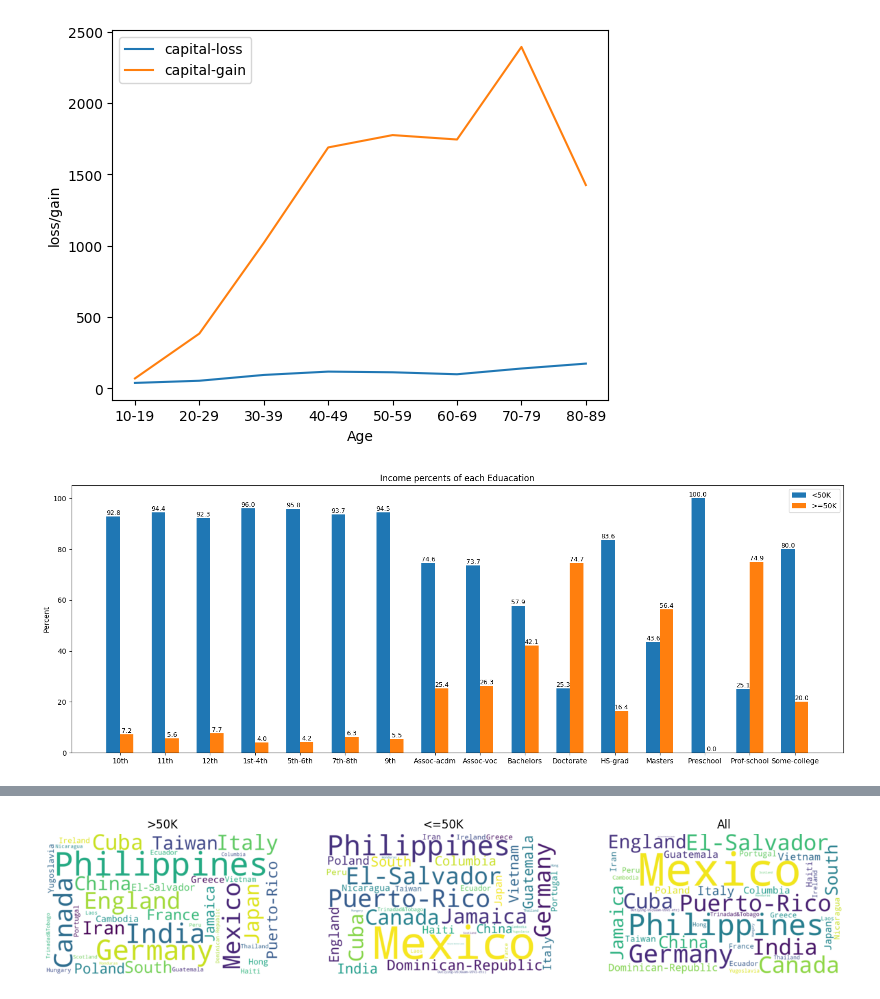
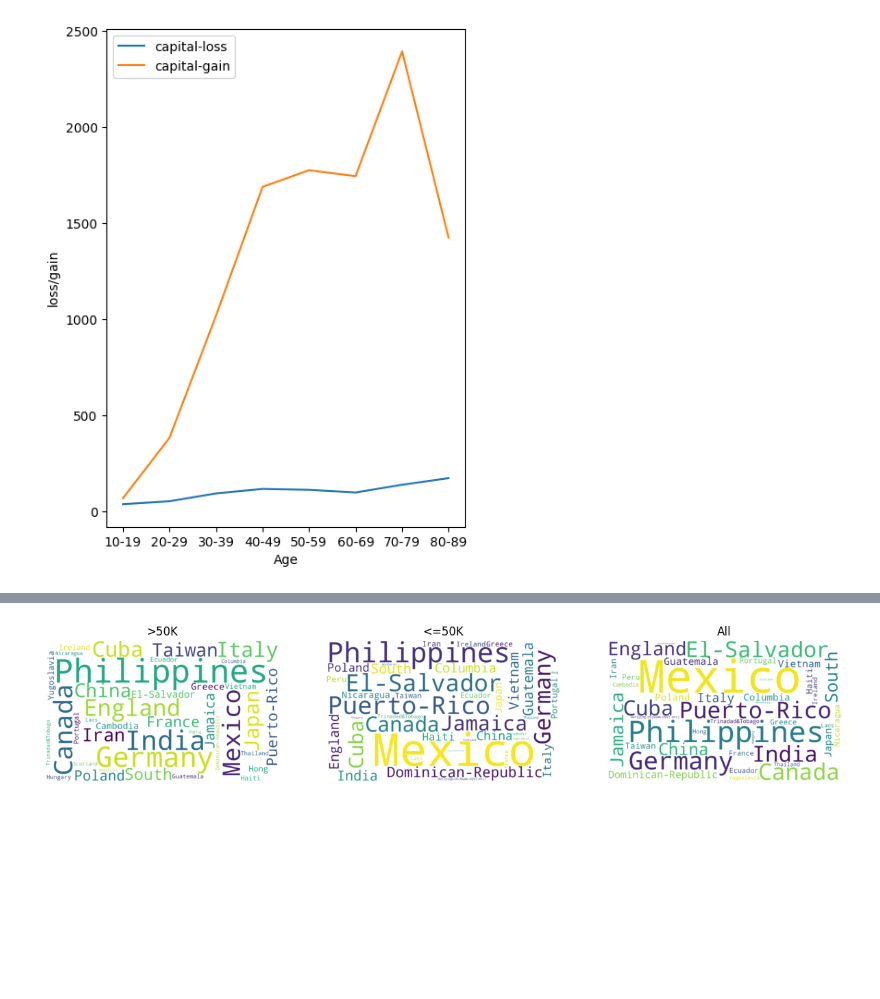
Before and after one commit to zhenya-zhu/visualization_groupwork, a Jupyter notebook: Haowu.ipynb, the cells around one changed output, grey strips where cells are left out. Saved outputs shown, nothing was run; the diff lists cells and outputs as text; code cells hidden in the pictures; blank space fills up the shorter version.

```diff
--- a/Haowu.ipynb
+++ b/Haowu.ipynb
@@ -51,72 +60,34 @@ def preprocessing_data():
     # 打印包含NaN值的行
     nan_rows = df_filter[df_filter.isnull().any(axis=1)]
 
     return df_filter
 
 adult_df = preprocessing_data()
 
 #不同年龄（age)的人（按照年龄组来分）在资本投资的损失(capital_loss)和收益方面(capital_gain)是否存在巨大的差异，
 #用折线图进行显示。预期：在中间年龄段，有较大的资本收益。
 
 age_bins = [10, 20, 30, 40, 50, 60, 70, 80, 90]
 age_labels = ['10-19', '20-29', '30-39', '40-49', '50-59', '60-69', '70-79', '80-89']
 adult_df['age_bin'] = pd.cut(adult_df["age"], bins=age_bins, labels=age_labels)
 
 
 edu_bins = [0, 6, 9, 12, 16, 30]
 # edu_labels = ['0-6', '6-9', '9-12', '12-16', '16+']
 # df['edu_years_bin'] = pd.cut(df["education-num"], bins=edu_bins, labels=edu_labels)
 
 loss = adult_df.groupby('age_bin')['capital-loss'].mean()
 gain = adult_df.groupby('age_bin')['capital-gain'].mean()
 # 画图
 #print(age_labels , loss.tolist() , gain.tolist())
-plt.plot(age_labels, loss.tolist(),label='capital-loss')
-plt.plot(age_labels, gain.tolist(),label='capital-gain')
+plt.figure(figsize=(5, 7))
+plt.plot(age_labels, loss.tolist() ,label='capital-loss')
+plt.plot(age_labels, gain.tolist() ,label='capital-gain')
 
 plt.legend()  #显示上面的label
 plt.xlabel('Age')
 plt.ylabel('loss/gain')
 
 plt.show()
 # %% [output]
-[figure, old version]
+[figure, new version]
-# %%
-#结合教育（education），了解收入（income）情况，用柱状图进行显示（总体情况一条，不同学历水平各一条，高低收入同图或分图显示）。以便更直观地展示受教育情况对一个人整个年龄段收入的影响。
-
-adult_df_income_lt_50k = adult_df[adult_df['income']=='<=50K']
-adult_df_income_mt_50k = adult_df[adult_df['income']=='>50K']
-all_50k = adult_df
-#print(adult_df_income_lt_50k)
-# 这里还需要处理，除以人员的总数就是高低收入的占比
-lt_50k = adult_df_income_lt_50k.groupby('education')['income'].count().tolist()
-mt_50k = adult_df_income_mt_50k.groupby('education')['income'].count().tolist()
-mt_50k.insert(13,0) #insert  Prof-school = 0 for mt_50k
-all_income = adult_df.groupby('education')['income'].count().tolist()
-
-edu_grade = adult_df_income_lt_50k.groupby('education')['income'].count().index.tolist()
-
-ll = [a/b*100 for a,b in zip(lt_50k,all_income)]
-mm = [a/b*100 for a,b in zip(mt_50k,all_income)]
-
-x = np.arange(len(edu_grade))  # x轴刻度标签位置
-width = 0.3  # 柱子的宽度
-
-plt.figure(figsize=(16, 6))
-plt.bar(x - width/2, ll, width, label='<50K')
-plt.bar(x + width/2, mm, width, label='>=50K')
-
-for a,b in zip(x - width/2,ll):   #柱子上的数字显示
-    plt.text(a,b,'%.1f'%b,ha='center',va='bottom',fontsize=9);
-for a,b in zip(x + width/2,mm):
-    plt.text(a,b,'%.1f'%b,ha='center',va='bottom',fontsize=9);
-
-plt.ylabel('Percent')
-plt.title('Income percents of each Eduacation')
-# x轴刻度标签位置不进行计算
-plt.xticks(x, labels=edu_grade)
-plt.legend()
-plt.tight_layout()
-plt.show()
-# %% [output]
-[figure, removed]
```
Also changed, not shown: parts of 5 cells of this notebook.
